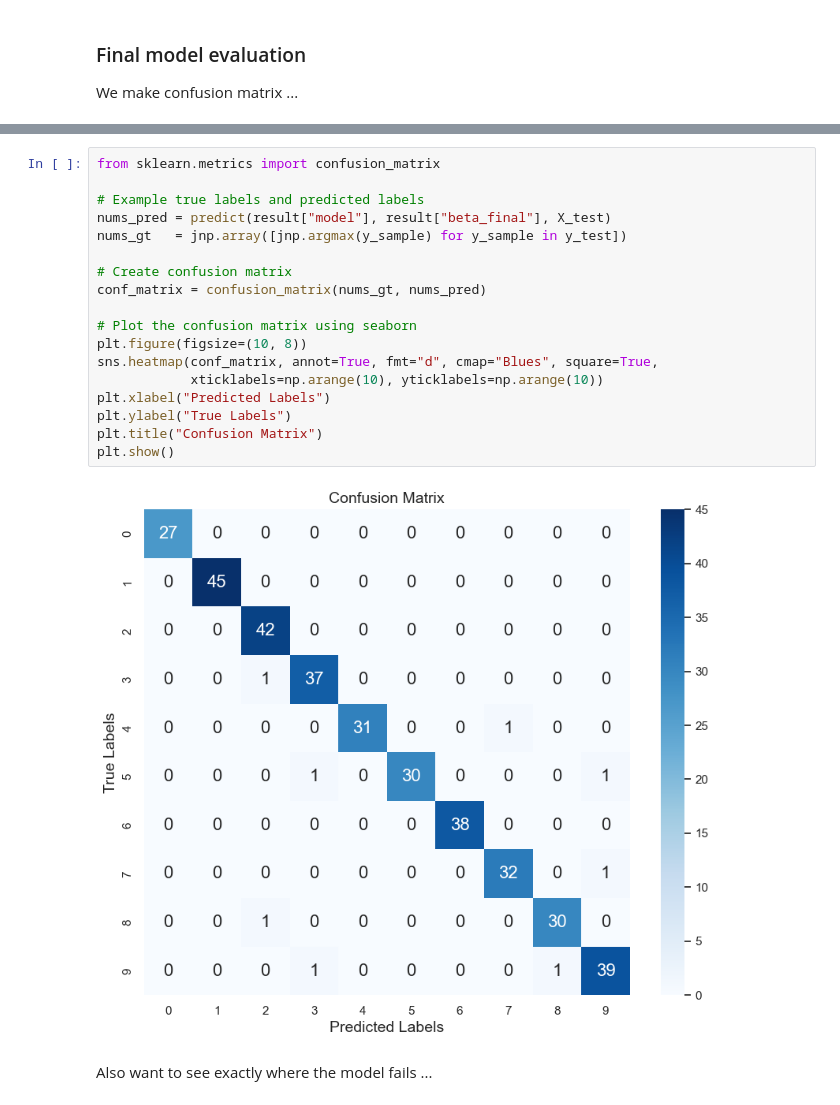
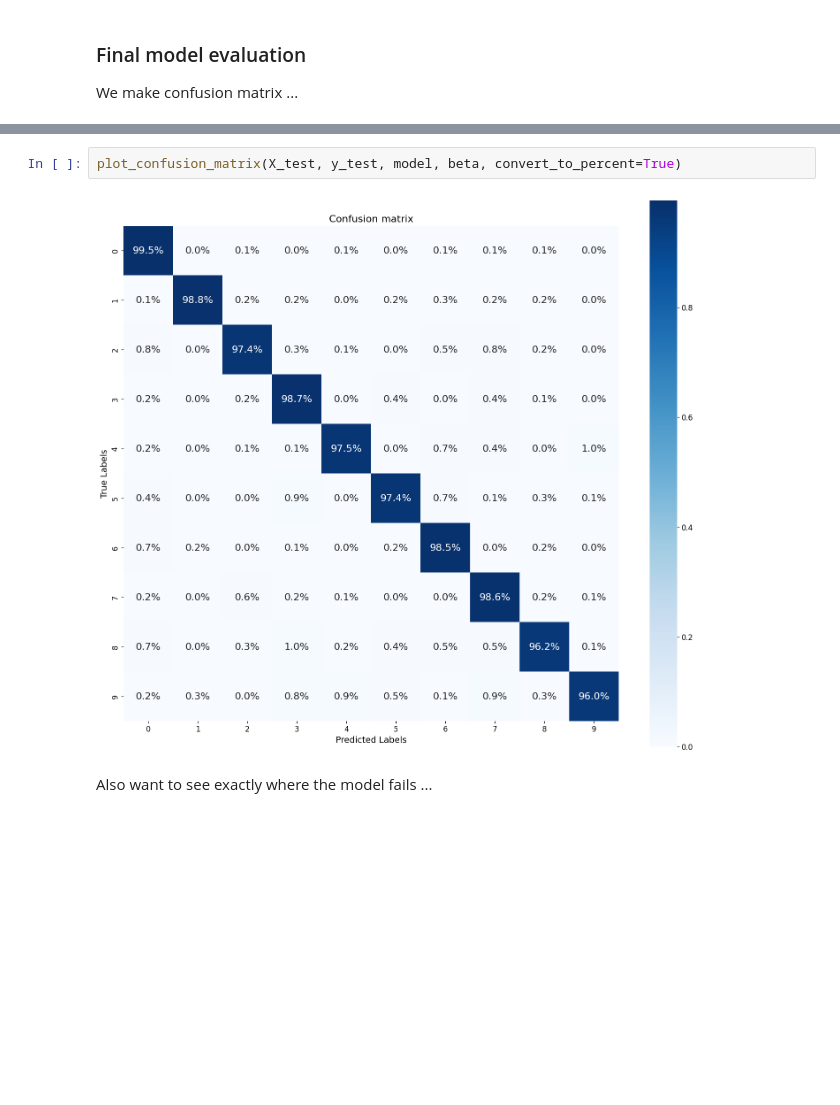
Before and after one commit to jonatanwins/Project3_FYS_STK4155, a Jupyter notebook: Runs/b_neural.ipynb, the cells around one changed output, grey strips where cells are left out. Cells and saved outputs as stored; diff of their text form; blank space fills up the shorter version.

```diff
--- a/Runs/b_neural.ipynb
+++ b/Runs/b_neural.ipynb
@@ -296,22 +320,6 @@ MSE train:  0.008526792
-# %%
-from sklearn.metrics import confusion_matrix
-
-# Example true labels and predicted labels
-nums_pred = predict(result["model"], result["beta_final"], X_test)
-nums_gt   = jnp.array([jnp.argmax(y_sample) for y_sample in y_test])
-
-# Create confusion matrix
-conf_matrix = confusion_matrix(nums_gt, nums_pred)
-
-# Plot the confusion matrix using seaborn
-plt.figure(figsize=(10, 8))
-sns.heatmap(conf_matrix, annot=True, fmt="d", cmap="Blues", square=True,
-            xticklabels=np.arange(10), yticklabels=np.arange(10))
-plt.xlabel("Predicted Labels")
-plt.ylabel("True Labels")
-plt.title("Confusion Matrix")
-plt.show()
-# %% [output]
-[figure, removed]
+# %%
+plot_confusion_matrix(X_test, y_test, model, beta, convert_to_percent=True)
+# %% [output]
+[figure, added]
 # %% [markdown]
 Also want to see exactly where the model fails ...
```
Also changed, not shown: parts of 5 cells of this notebook, 3 other files.
